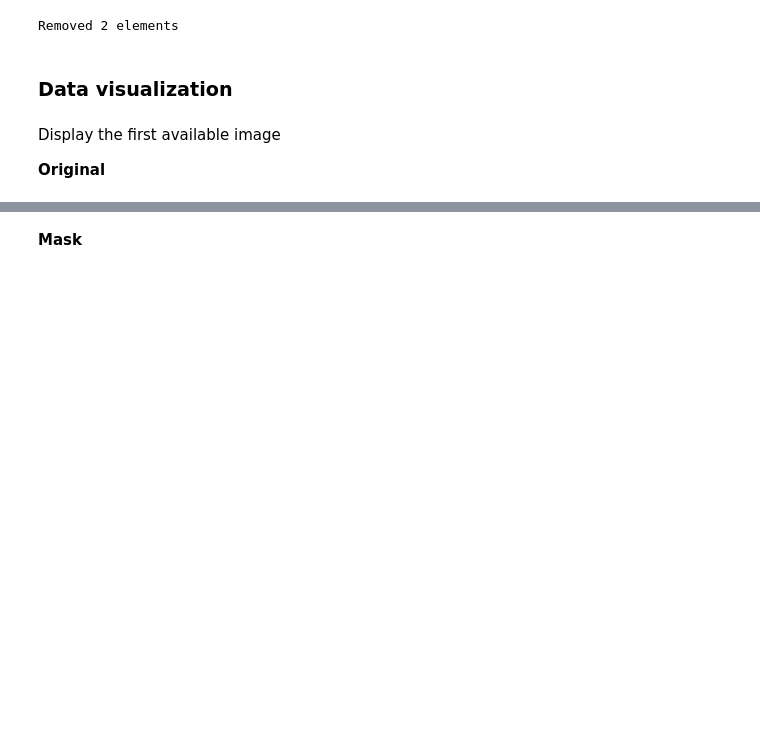
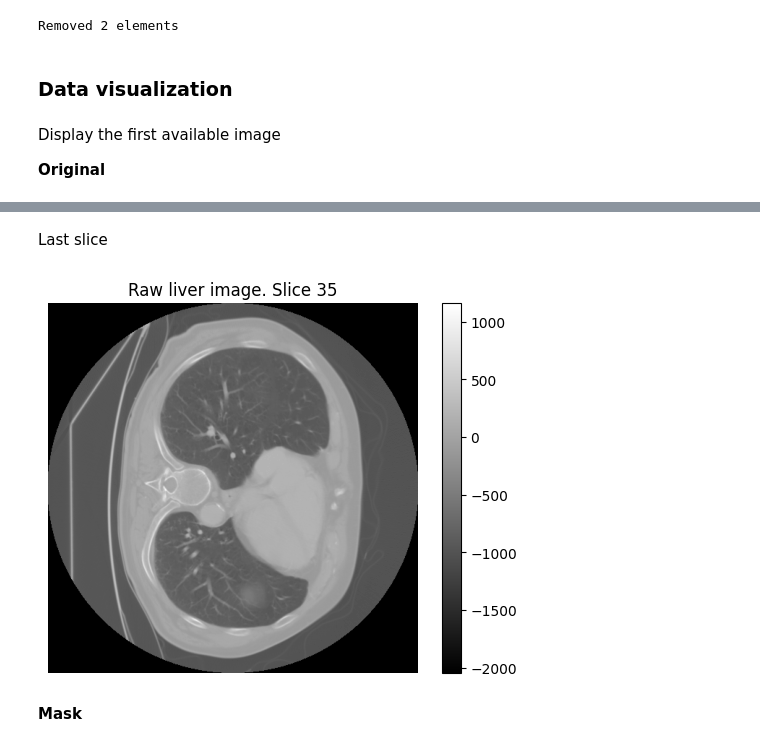
Before and after one commit to McSonk/2024-img-challenge, a Jupyter notebook: explanation.ipynb, the cells around one changed output, grey strips where cells are left out. Saved outputs shown, nothing was run; the diff lists cells and outputs as text; code cells hidden in the pictures; blank space fills up the shorter version.

```diff
--- a/explanation.ipynb
+++ b/explanation.ipynb
@@ -177,3 +193,9 @@ plt.show()
+# %% [markdown]
+Last slice
+# %%
+display_image(img_data, img_data.shape[2] - 1)
+# %% [output]
+[figure, added]
 # %% [markdown]
 **Mask**
 # %%
```
Also changed, not shown: parts of 10 cells of this notebook.
